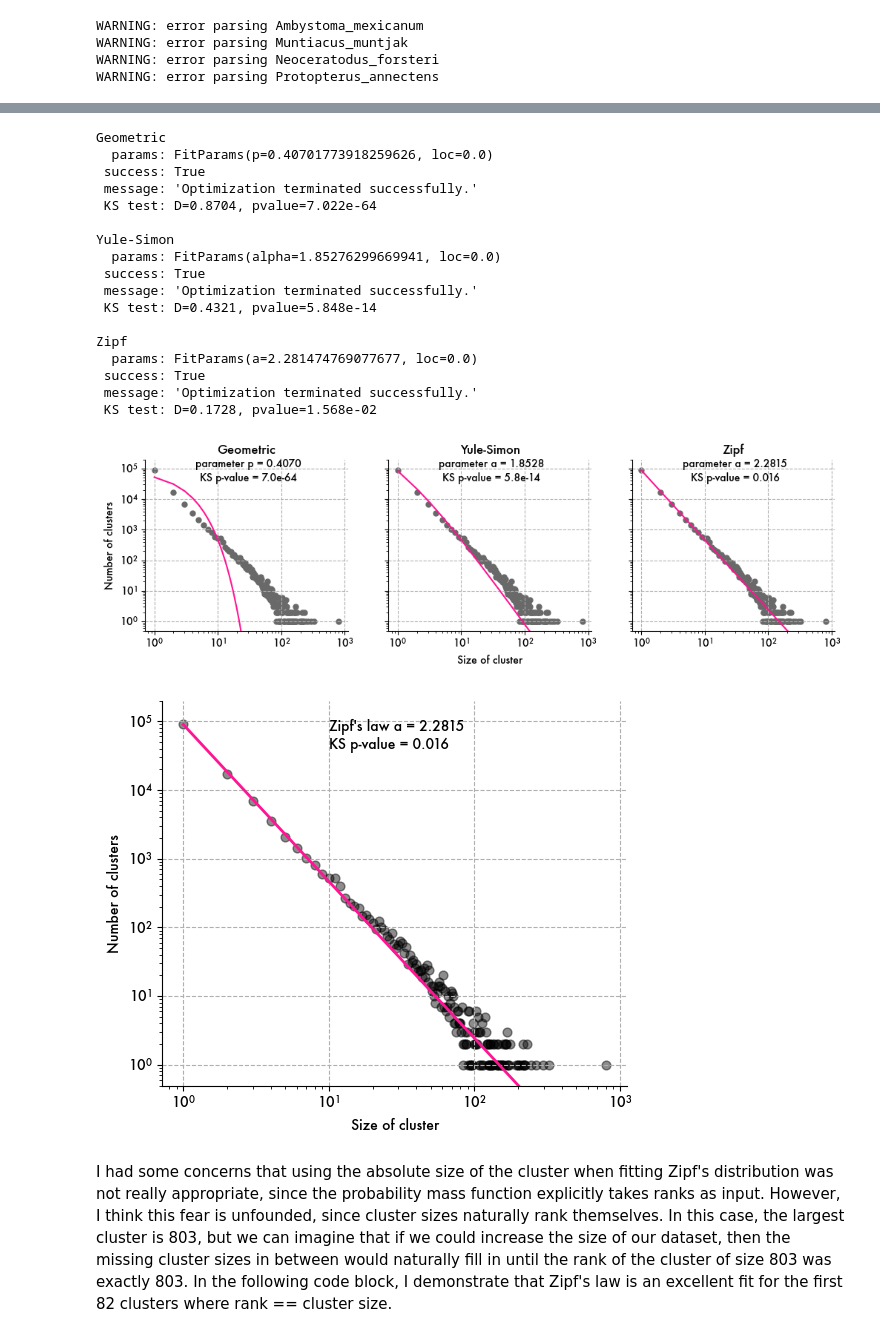
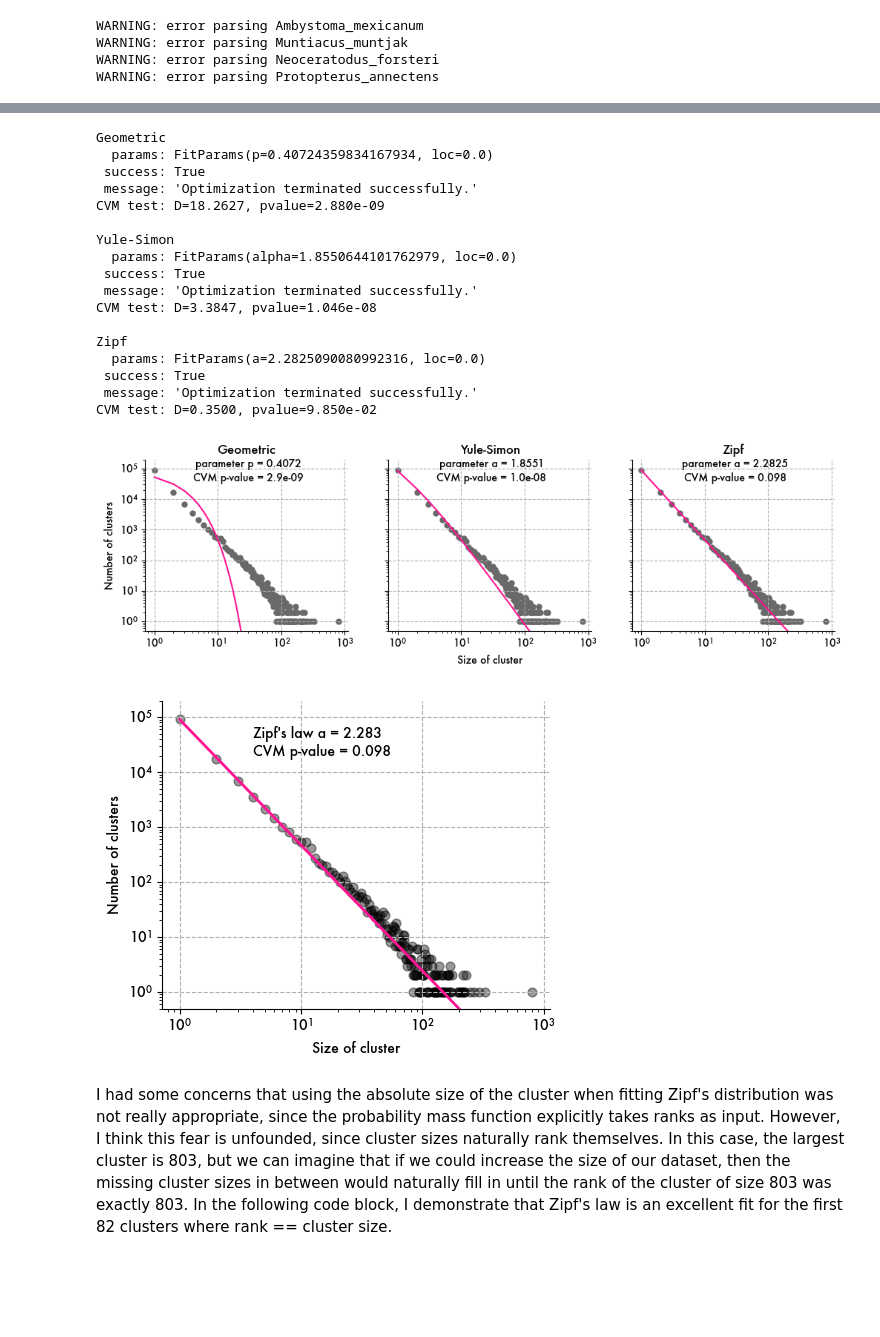
Before and after one commit to jonathan-wells/zinc-finger-grn, a Jupyter notebook: analysis/gene_family_clustering.ipynb, the cells around one changed output, grey strips where cells are left out. Saved outputs shown, nothing was run; the diff lists cells and outputs as text; code cells hidden in the pictures; blank space fills up the shorter version.

Commit message:
Wrap up section 1 on analysis of clusters.

```diff
--- a/analysis/gene_family_clustering.ipynb
+++ b/analysis/gene_family_clustering.ipynb
@@ -138,31 +138,31 @@ geom_sample = cluster_counts[1].sum()*stats.geom.pmf(cluster_counts[0], geom_fit
 yule_sample = cluster_counts[1].sum()*stats.yulesimon.pmf(cluster_counts[0], yule_fit.params.alpha)
 zipf_sample = cluster_counts[1].sum()*stats.zipf.pmf(cluster_counts[0], zipf_fit.params.a)
 
-geom_ks = stats.ks_2samp(cluster_counts[1], geom_sample)
-yule_ks = stats.ks_2samp(cluster_counts[1], yule_sample)
-zipf_ks = stats.ks_2samp(cluster_counts[1], zipf_sample)
+geom_cvm = stats.cramervonmises_2samp(cluster_counts[1], geom_sample)
+yule_cvm = stats.cramervonmises_2samp(cluster_counts[1], yule_sample)
+zipf_cvm = stats.cramervonmises_2samp(cluster_counts[1], zipf_sample)
 
-print(f"Geometric\n{geom_fit}\n{'KS test: ':>10}D={geom_ks.statistic:.4f}, pvalue={geom_ks.pvalue:.3e}\n")
-print(f"Yule-Simon\n{yule_fit}\n{'KS test: ':>10}D={yule_ks.statistic:.4f}, pvalue={yule_ks.pvalue:.3e}\n")
-print(f"Zipf\n{zipf_fit}\n{'KS test: ':>10}D={zipf_ks.statistic:.4f}, pvalue={zipf_ks.pvalue:.3e}\n")
+print(f"Geometric\n{geom_fit}\n{'CVM test: ':>10}D={geom_cvm.statistic:.4f}, pvalue={geom_cvm.pvalue:.3e}\n")
+print(f"Yule-Simon\n{yule_fit}\n{'CVM test: ':>10}D={yule_cvm.statistic:.4f}, pvalue={yule_cvm.pvalue:.3e}\n")
+print(f"Zipf\n{zipf_fit}\n{'CVM test: ':>10}D={zipf_cvm.statistic:.4f}, pvalue={zipf_cvm.pvalue:.3e}\n")
 # %% [output]
 Geometric
-  params: FitParams(p=0.40701773918259626, loc=0.0)
+  params: FitParams(p=0.40724359834167934, loc=0.0)
  success: True
  message: 'Optimization terminated successfully.'
- KS test: D=0.8704, pvalue=7.022e-64
+CVM test: D=18.2627, pvalue=2.880e-09
 
 Yule-Simon
-  params: FitParams(alpha=1.85276299669941, loc=0.0)
+  params: FitParams(alpha=1.8550644101762979, loc=0.0)
  success: True
  message: 'Optimization terminated successfully.'
- KS test: D=0.4321, pvalue=5.848e-14
+CVM test: D=3.3847, pvalue=1.046e-08
 
 Zipf
-  params: FitParams(a=2.281474769077677, loc=0.0)
+  params: FitParams(a=2.2825090080992316, loc=0.0)
  success: True
  message: 'Optimization terminated successfully.'
- KS test: D=0.1728, pvalue=1.568e-02
+CVM test: D=0.3500, pvalue=9.850e-02
 # %%
 fig, ax = plt.subplots(figsize=(12, 3), ncols=3, sharex=True, sharey=True)
 
@@ -175,9 +175,9 @@ ax[1].plot(cluster_counts[0], yule_sample, color='deeppink')
 ax[2].plot(cluster_counts[0], zipf_sample, color='deeppink')
 
 # Annotate
-ax[0].text(3e1, 4e4, f'parameter p = {geom_fit.params.p:.4f}\nKS p-value = {geom_ks.pvalue:.1e}', ha='center')
-ax[1].text(3e1, 4e4, f'parameter a = {yule_fit.params.alpha:.4f}\nKS p-value = {yule_ks.pvalue:.1e}', ha='center')
-ax[2].text(3e1, 4e4, f'parameter a = {zipf_fit.params.a:.4f}\nKS p-value = {zipf_ks.pvalue:.3f}', ha='center')
+ax[0].text(3e1, 4e4, f'parameter p = {geom_fit.params.p:.4f}\nCVM p-value = {geom_cvm.pvalue:.1e}', ha='center')
+ax[1].text(3e1, 4e4, f'parameter a = {yule_fit.params.alpha:.4f}\nCVM p-value = {yule_cvm.pvalue:.1e}', ha='center')
+ax[2].text(3e1, 4e4, f'parameter a = {zipf_fit.params.a:.4f}\nCVM p-value = {zipf_cvm.pvalue:.3f}', ha='center')
 
 ax[0].set_title('Geometric')
 ax[1].set_title('Yule-Simon')
@@ -189,30 +189,30 @@ ax[0].set_ylim((5e-1, 2e5))
 ax[0].set_xscale('log')
 ax[0].set_yscale('log')
 
-fig.savefig('../figures/cluster_distribution_kstest.svg', bbox_inches='tight')
+fig.savefig('../figures/cluster_distribution_cvmtest.svg', bbox_inches='tight')
 sns.despine()
 plt.show()
 # %% [output]
-[figure, old version]
+[figure, new version]
 # %%
-fig, ax = plt.subplots(figsize=(6, 5))
+fig, ax = plt.subplots(figsize=(5, 4))
 
-ax.scatter(cluster_counts[0], cluster_counts[1], s=40, color='black', alpha=0.45)
+ax.scatter(cluster_counts[0], cluster_counts[1], s=40, color='black', alpha=0.4)
 ax.plot(cluster_counts[0], zipf_sample, color='deeppink', lw=2)
 
-ax.text(1e1, 4e4, f'Zipf\'s law a = {zipf_fit.params.a:.4f}\nKS p-value = {zipf_ks.pvalue:.3f}')
+ax.text(4e0, 2e4, f'Zipf\'s law a = {zipf_fit.params.a:.3f}\nCVM p-value = {zipf_cvm.pvalue:.3f}')
 
 ax.set_xlabel('Size of cluster')
 ax.set_ylabel('Number of clusters')
 ax.set_ylim((5e-1, 2e5))
 ax.set_xscale('log')
 ax.set_yscale('log')
 
 sns.despine()
 fig.savefig('../figures/cluster_zipf.svg', bbox_inches='tight')
 plt.show()
 # %% [output]
-[figure, old version]
+[figure, new version]
 # %% [markdown]
 I had some concerns that using the absolute size of the cluster when fitting Zipf's distribution was not really appropriate, since the probability mass function explicitly takes ranks as input. However, I think this fear is unfounded, since cluster sizes naturally rank themselves. In this case, the largest cluster is 803, but we can imagine that if we could increase the size of our dataset, then the missing cluster sizes in between would naturally fill in until the rank of the cluster of size 803 was exactly 803. In the following code block, I demonstrate that Zipf's law is an excellent fit for the first 82 clusters where rank == cluster size.
 # %%
```
Also changed, not shown: parts of 16 cells of this notebook, 2 other files.
